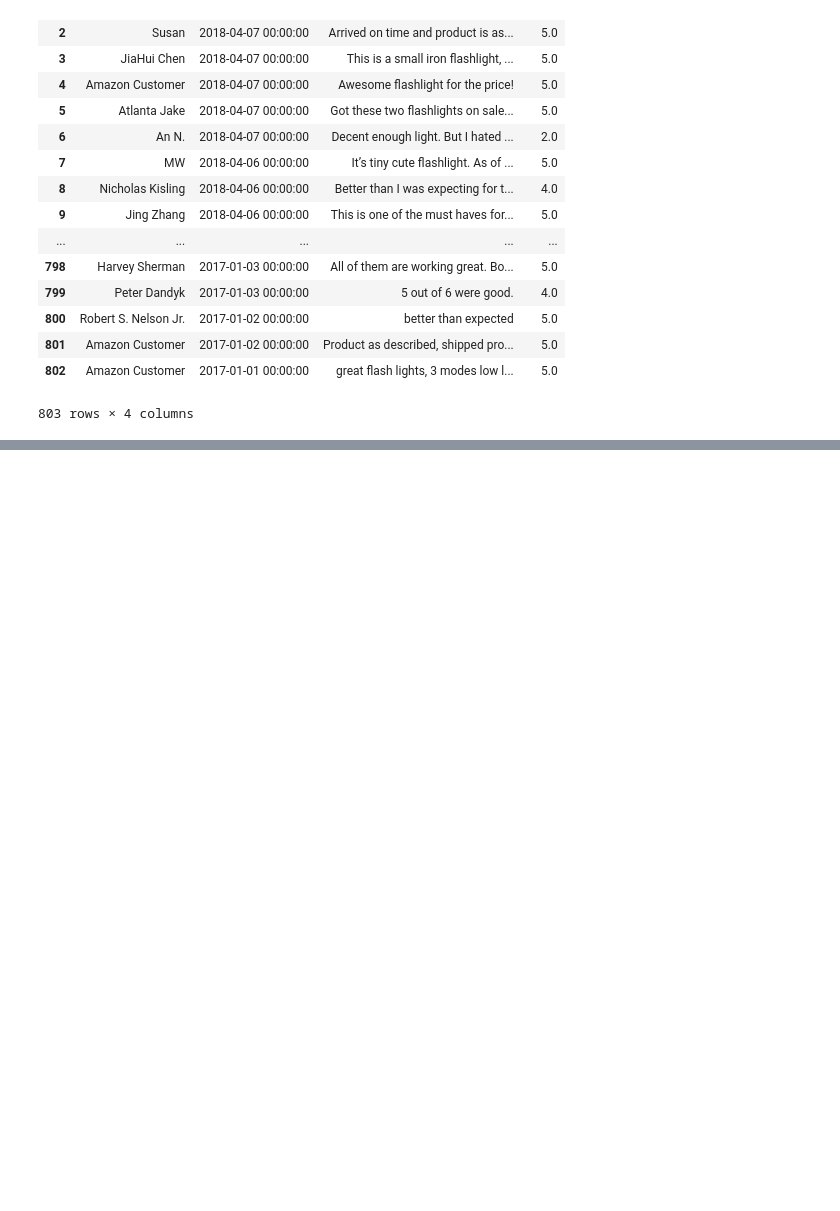
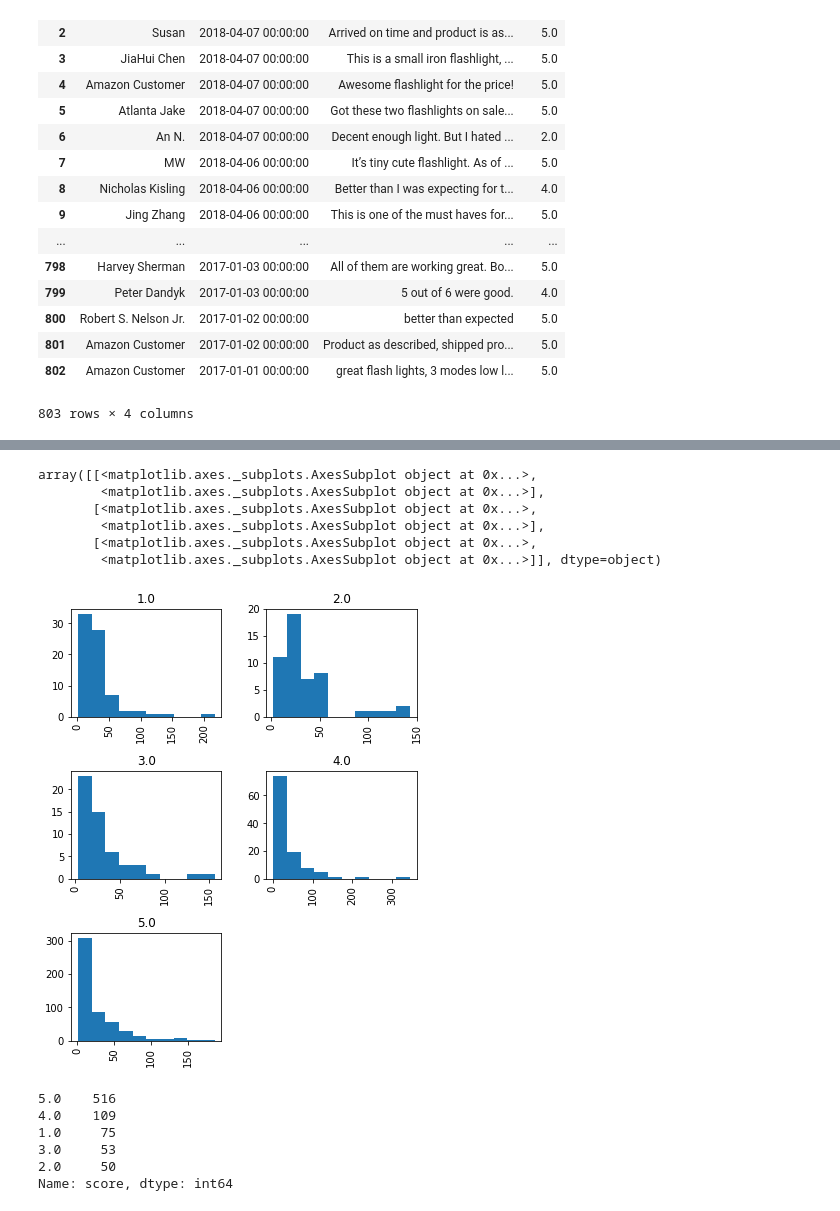
Before and after one commit to nichengzhi/chengzhi_ni, a Jupyter notebook: Assignment_03/Untitled.ipynb, the cells around one changed output, grey strips where cells are left out. Cells and saved outputs as stored; diff of their text form; code cells hidden in the pictures; blank space fills up the shorter version.

```diff
--- a/Assignment_03/Untitled.ipynb
+++ b/Assignment_03/Untitled.ipynb
@@ -39,0 +51,19 @@ review_list
+# %%
+review_list['text length'].hist(by = review_list['score'], figsize = (6,8))
+# %% [output]
+array([[<matplotlib.axes._subplots.AxesSubplot object at 0x...>,
+        <matplotlib.axes._subplots.AxesSubplot object at 0x...>],
+       [<matplotlib.axes._subplots.AxesSubplot object at 0x...>,
+        <matplotlib.axes._subplots.AxesSubplot object at 0x...>],
+       [<matplotlib.axes._subplots.AxesSubplot object at 0x...>,
+        <matplotlib.axes._subplots.AxesSubplot object at 0x...>]], dtype=object)
+[figure, added]
+# %%
+pd.value_counts(review_list['score'])
+# %% [output]
+5.0    516
+4.0    109
+1.0     75
+3.0     53
+2.0     50
+Name: score, dtype: int64
```
Also changed, not shown: parts of 13 cells of this notebook.
